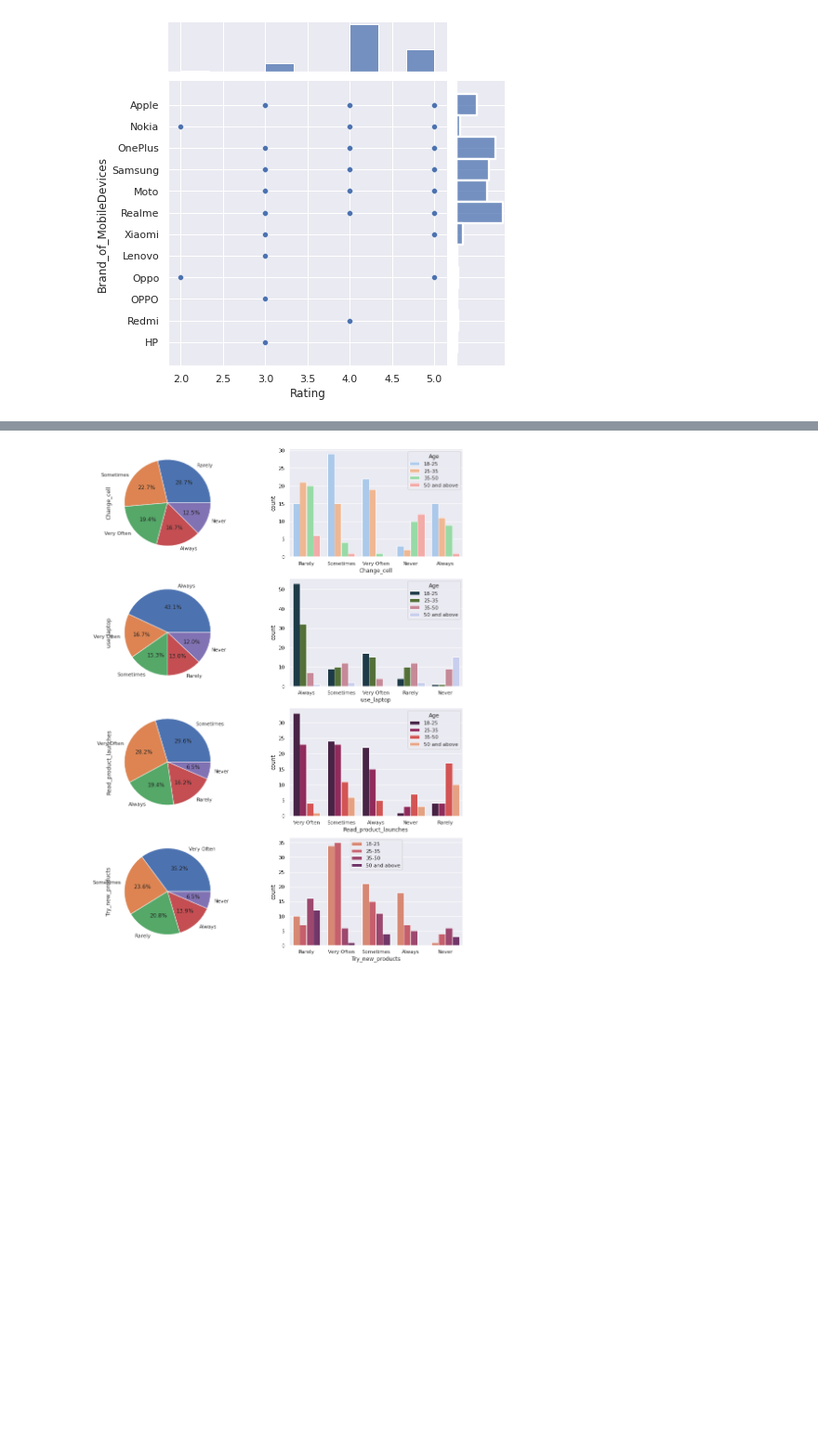
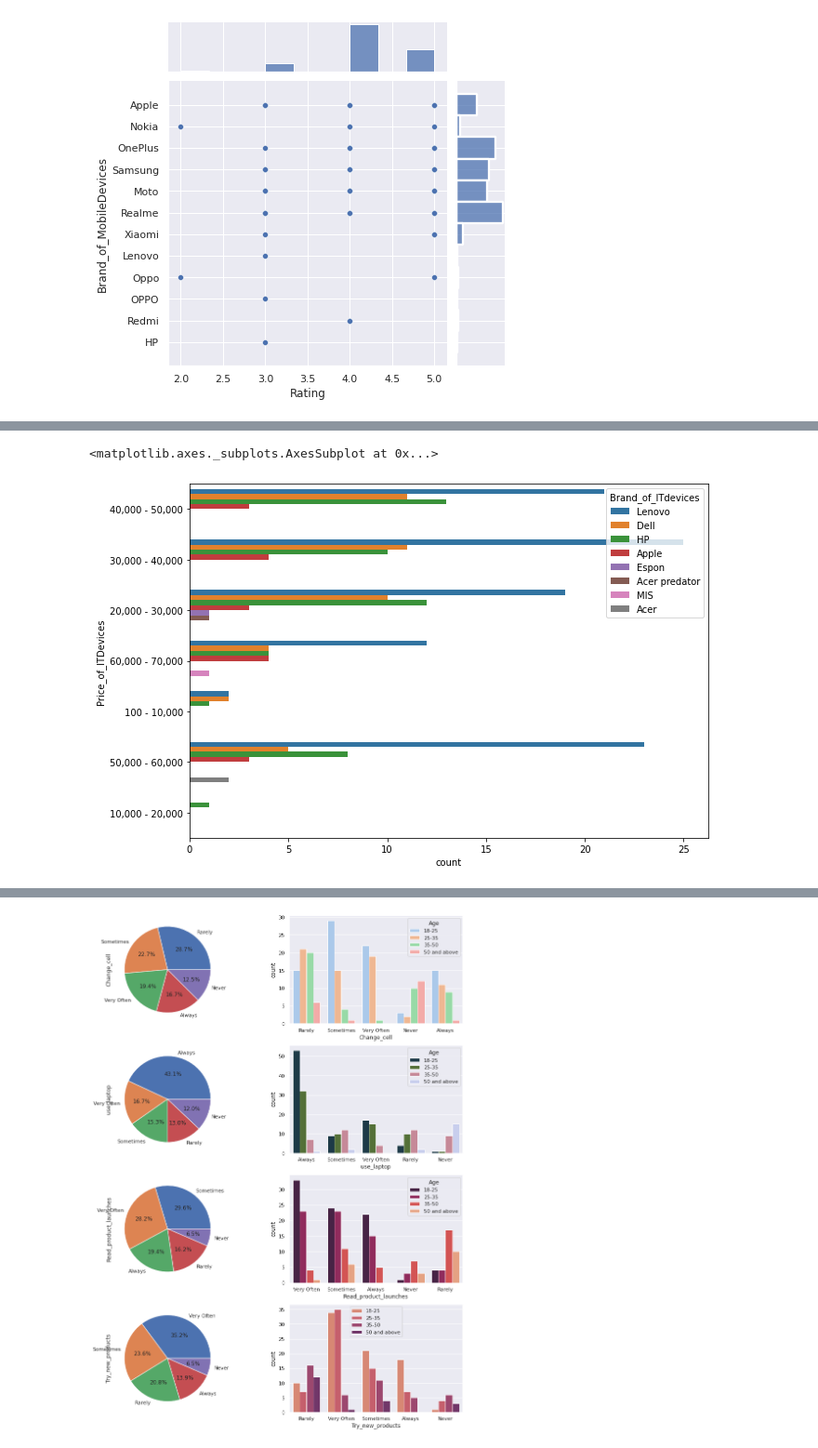
Before and after one commit to Sujatapanchal/MSCproject, a Jupyter notebook: Visualizations.ipynb, the cells around one changed output, grey strips where cells are left out. Shown at 93% size. Saved outputs shown, nothing was run; the diff lists cells and outputs as text; code cells hidden in the pictures; blank space fills up the shorter version.

```diff
--- a/Visualizations.ipynb
+++ b/Visualizations.ipynb
@@ -503,0 +514,6 @@ px.bar(df, x='Age', color='Price_of_MobileDevices')
+# %%
+ax = plt.subplots(figsize = (10,7))
+sns.countplot(y='Price_of_ITDevices', hue='Brand_of_ITdevices', data =df)
+# %% [output]
+<matplotlib.axes._subplots.AxesSubplot at 0x...>
+[figure, added]
```
Also changed, not shown: parts of 12 cells of this notebook.
